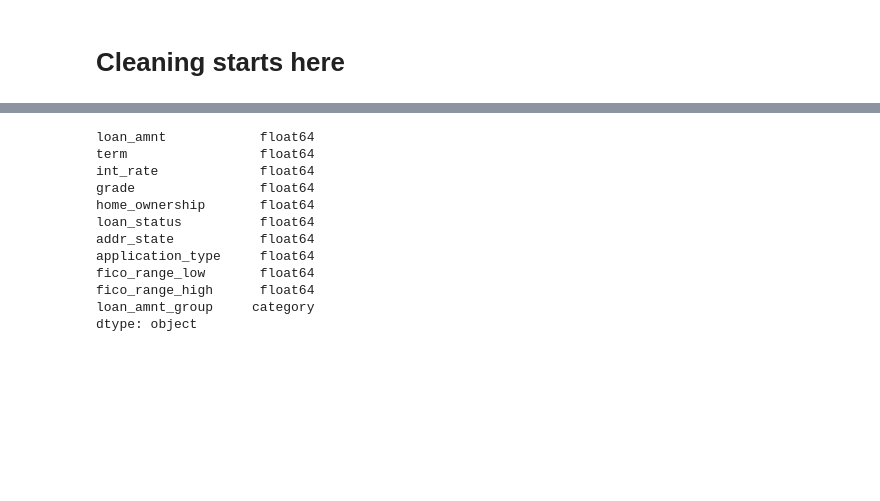
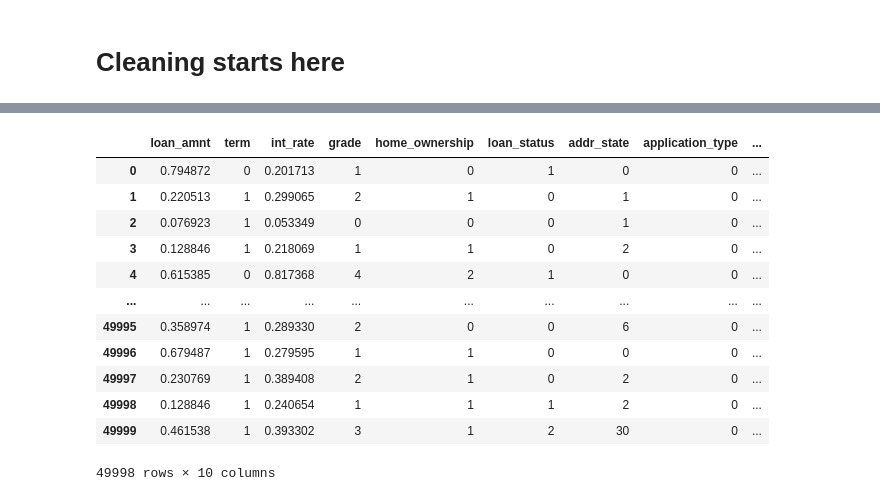
Before and after one commit to KiranJCodes/Risk_Analysis, a Jupyter notebook: EDA.ipynb, the cells around one changed output, grey strips where cells are left out. Cells and saved outputs as stored; diff of their text form; code cells hidden in the pictures; blank space fills up the shorter version.

```diff
--- a/EDA.ipynb
+++ b/EDA.ipynb
@@ -276,16 +310,30 @@ Data
 50000 rows × 11 columns
 # %%
-Data.dtypes
+# Convert to int
+Data['term'] = Data['term'].astype(int)
+Data['grade'] = Data['grade'].astype(int)
+Data['home_ownership'] = Data['home_ownership'].astype(int)
+Data['loan_status'] = Data['loan_status'].astype(int)
+Data['addr_state'] = Data['addr_state'].astype(int)
+Data['application_type'] = Data['application_type'].astype(int)
-# %% [output]
-loan_amnt            float64
-term                 float64
-int_rate             float64
-grade                float64
-home_ownership       float64
-loan_status          float64
-addr_state           float64
-application_type     float64
-fico_range_low       float64
-fico_range_high      float64
-loan_amnt_group     category
-dtype: object
+# %%
+from sklearn.preprocessing import MinMaxScaler
+scaler = MinMaxScaler()
+Data['loan_amnt'] = scaler.fit_transform(Data[['loan_amnt']]) # Normalize Loan amount
+Data['int_rate'] = scaler.fit_transform(Data[['int_rate']]) # Normalize Loan amount
+# %%
+Data
+# %% [output]
+|  | loan_amnt | term | int_rate | grade | home_ownership | loan_status | addr_state | application_type | ... |
+| 0 | 0.794872 | 0 | 0.201713 | 1 | 0 | 1 | 0 | 0 | ... |
+| 1 | 0.220513 | 1 | 0.299065 | 2 | 1 | 0 | 1 | 0 | ... |
+| 2 | 0.076923 | 1 | 0.053349 | 0 | 0 | 0 | 1 | 0 | ... |
+| 3 | 0.128846 | 1 | 0.218069 | 1 | 1 | 0 | 2 | 0 | ... |
+| 4 | 0.615385 | 0 | 0.817368 | 4 | 2 | 1 | 0 | 0 | ... |
+| ... | ... | ... | ... | ... | ... | ... | ... | ... | ... |
+| 49995 | 0.358974 | 1 | 0.289330 | 2 | 0 | 0 | 6 | 0 | ... |
+| 49996 | 0.679487 | 1 | 0.279595 | 1 | 1 | 0 | 0 | 0 | ... |
+| 49997 | 0.230769 | 1 | 0.389408 | 2 | 1 | 0 | 2 | 0 | ... |
+| 49998 | 0.128846 | 1 | 0.240654 | 1 | 1 | 1 | 2 | 0 | ... |
+| 49999 | 0.461538 | 1 | 0.393302 | 3 | 1 | 2 | 30 | 0 | ... |
+49998 rows × 10 columns
```
Also changed, not shown: parts of 7 cells of this notebook, 1 other file.
